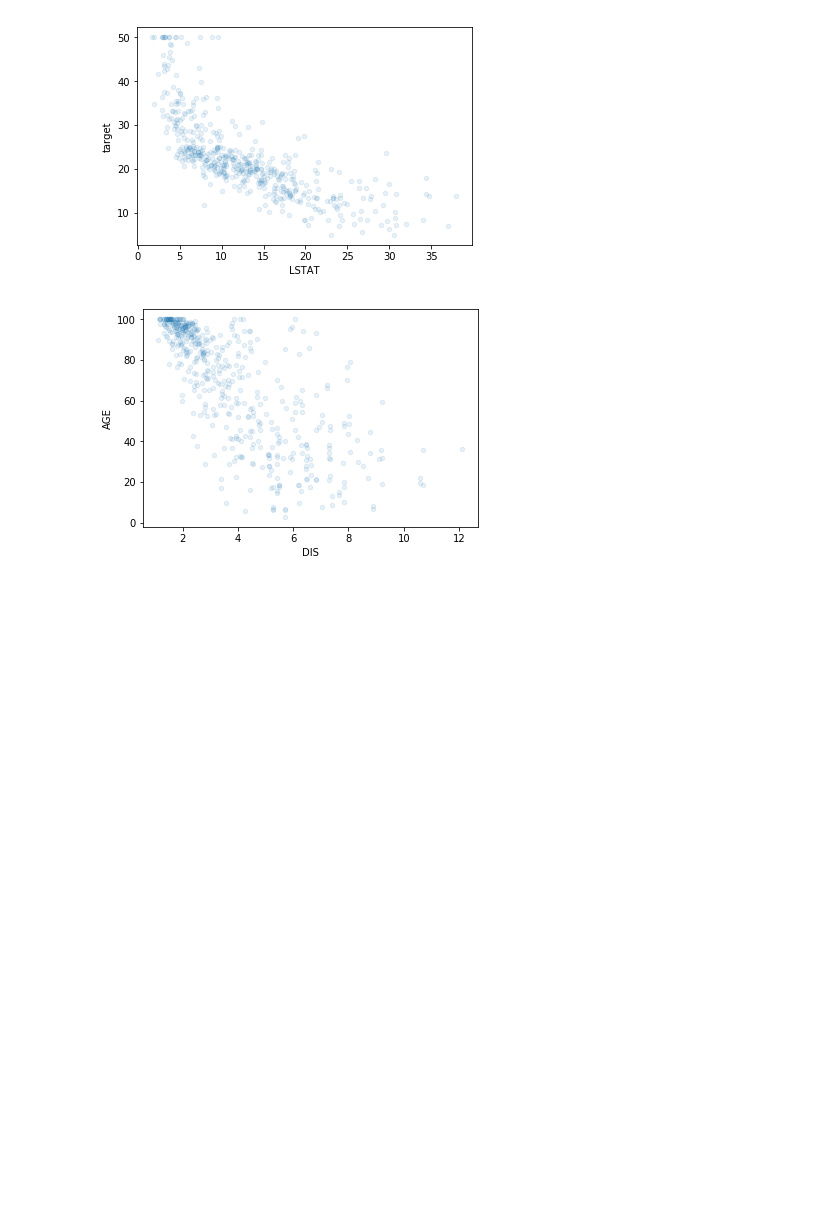
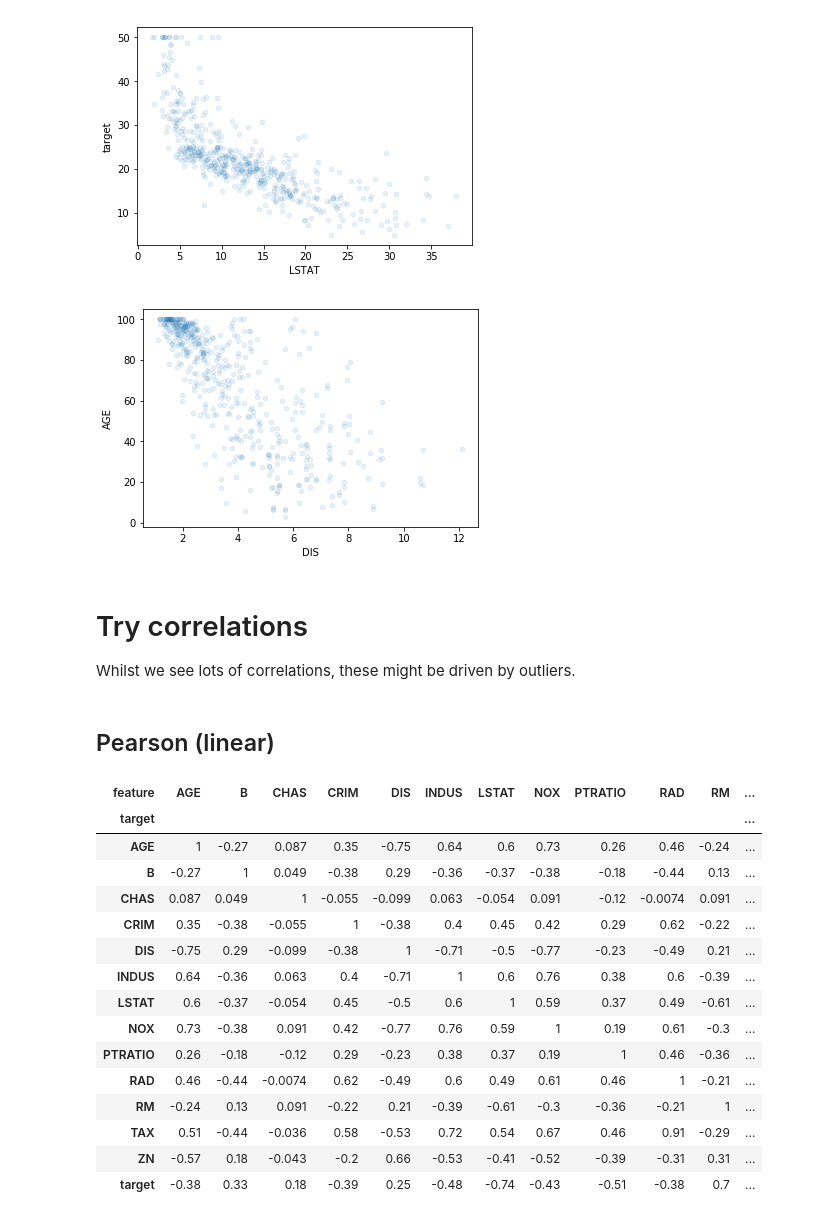
Before and after one commit to ianozsvald/beyond_correlation, a Jupyter notebook: example_boston_discover_feature_relationships.ipynb, the cells around one changed output. Saved outputs shown, nothing was run; the diff lists cells and outputs as text; code cells hidden in the pictures; blank space fills up the shorter version.

Commit message:
added correlations

```diff
--- a/example_boston_discover_feature_relationships.ipynb
+++ b/example_boston_discover_feature_relationships.ipynb
@@ -114,3 +114,32 @@ ax = df.plot(kind="scatter", x="LSTAT", y="target", alpha=0.1);
 ax = df.plot(kind="scatter", x="DIS", y="AGE", alpha=0.1);
 # %% [output]
 [figure]
+# %% [markdown]
+# Try correlations
+
+Whilst we see lots of correlations, these might be driven by outliers.
+# %% [markdown]
+## Pearson (linear)
+# %%
+df_results = discover.discover(df[cols], classifier_overrides, method='pearson')
+
+df_results.pivot(index='target', columns='feature', values='score').fillna(1) \
+.style.background_gradient(cmap="viridis", axis=1) \
+.set_precision(2)
+# %% [output]
+| feature | AGE | B | CHAS | CRIM | DIS | INDUS | LSTAT | NOX | PTRATIO | RAD | RM | ... |
+| target |  |  |  |  |  |  |  |  |  |  |  | ... |
+| AGE | 1 | -0.27 | 0.087 | 0.35 | -0.75 | 0.64 | 0.6 | 0.73 | 0.26 | 0.46 | -0.24 | ... |
+| B | -0.27 | 1 | 0.049 | -0.38 | 0.29 | -0.36 | -0.37 | -0.38 | -0.18 | -0.44 | 0.13 | ... |
+| CHAS | 0.087 | 0.049 | 1 | -0.055 | -0.099 | 0.063 | -0.054 | 0.091 | -0.12 | -0.0074 | 0.091 | ... |
+| CRIM | 0.35 | -0.38 | -0.055 | 1 | -0.38 | 0.4 | 0.45 | 0.42 | 0.29 | 0.62 | -0.22 | ... |
+| DIS | -0.75 | 0.29 | -0.099 | -0.38 | 1 | -0.71 | -0.5 | -0.77 | -0.23 | -0.49 | 0.21 | ... |
+| INDUS | 0.64 | -0.36 | 0.063 | 0.4 | -0.71 | 1 | 0.6 | 0.76 | 0.38 | 0.6 | -0.39 | ... |
+| LSTAT | 0.6 | -0.37 | -0.054 | 0.45 | -0.5 | 0.6 | 1 | 0.59 | 0.37 | 0.49 | -0.61 | ... |
+| NOX | 0.73 | -0.38 | 0.091 | 0.42 | -0.77 | 0.76 | 0.59 | 1 | 0.19 | 0.61 | -0.3 | ... |
+| PTRATIO | 0.26 | -0.18 | -0.12 | 0.29 | -0.23 | 0.38 | 0.37 | 0.19 | 1 | 0.46 | -0.36 | ... |
+| RAD | 0.46 | -0.44 | -0.0074 | 0.62 | -0.49 | 0.6 | 0.49 | 0.61 | 0.46 | 1 | -0.21 | ... |
+| RM | -0.24 | 0.13 | 0.091 | -0.22 | 0.21 | -0.39 | -0.61 | -0.3 | -0.36 | -0.21 | 1 | ... |
+| TAX | 0.51 | -0.44 | -0.036 | 0.58 | -0.53 | 0.72 | 0.54 | 0.67 | 0.46 | 0.91 | -0.29 | ... |
+| ZN | -0.57 | 0.18 | -0.043 | -0.2 | 0.66 | -0.53 | -0.41 | -0.52 | -0.39 | -0.31 | 0.31 | ... |
+| target | -0.38 | 0.33 | 0.18 | -0.39 | 0.25 | -0.48 | -0.74 | -0.43 | -0.51 | -0.38 | 0.7 | ... |
```
Also changed, not shown: parts of 5 cells of this notebook, 4 other files.
